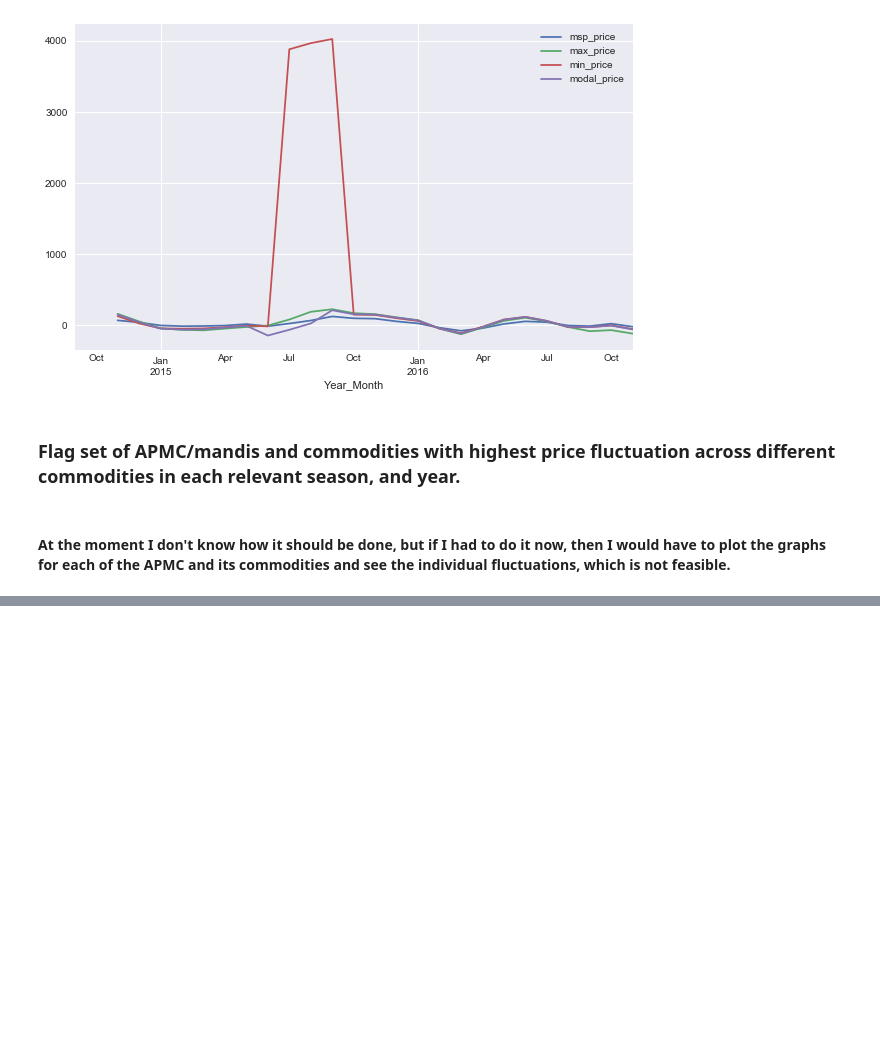
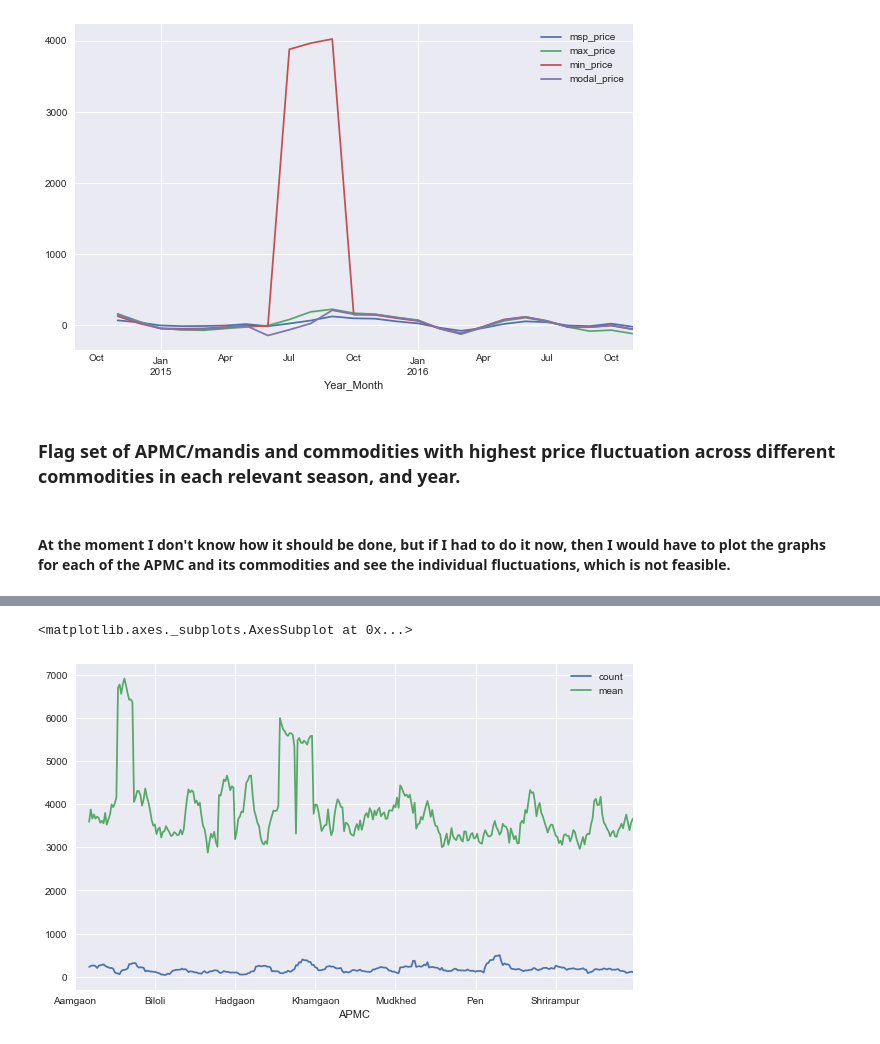
Before and after one commit to sirius0503/Trends_In_APMC, a Jupyter notebook: apmc_trends.ipynb, the cells around one changed output, grey strips where cells are left out. Cells and saved outputs as stored; diff of their text form; code cells hidden in the pictures; blank space fills up the shorter version.

Commit message:
Flag APMC, Commodities.

```diff
--- a/apmc_trends.ipynb
+++ b/apmc_trends.ipynb
@@ -893,0 +975,5 @@ ax = (df2[['max_price', 'min_price', 'modal_price', 'msp_price']] - df2[['max_pr
+# %%
+df2.groupby('APMC')['max_price'].agg(['count', 'mean']).rolling(window = 10).agg('mean').plot()
+# %% [output]
+<matplotlib.axes._subplots.AxesSubplot at 0x...>
+[figure, added]
```
Also changed, not shown: parts of 12 cells of this notebook.
